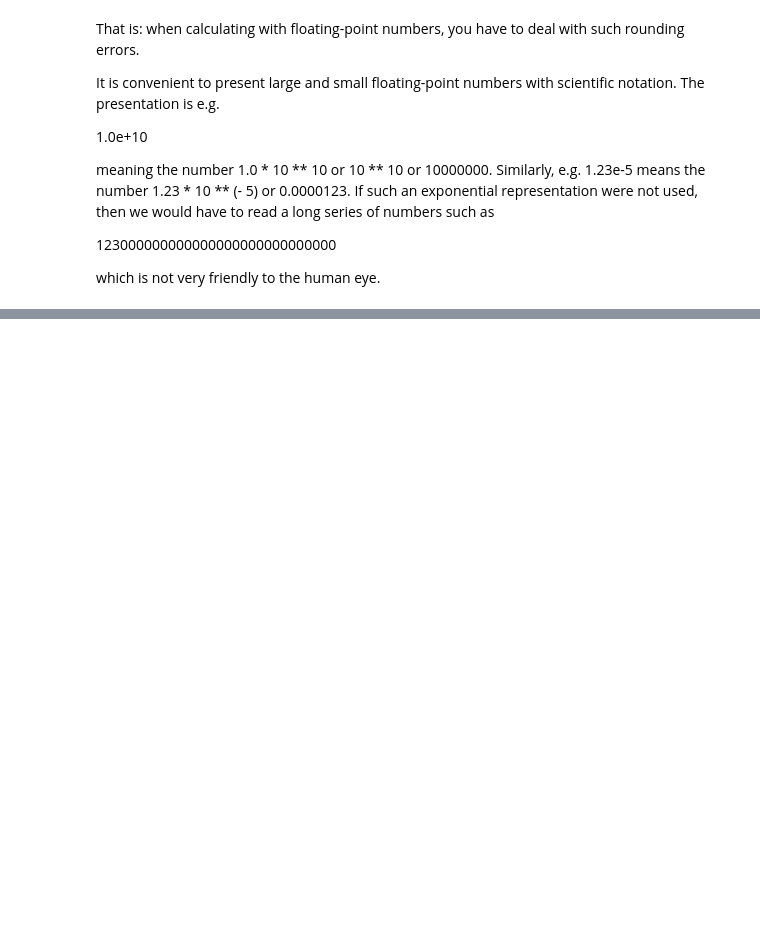
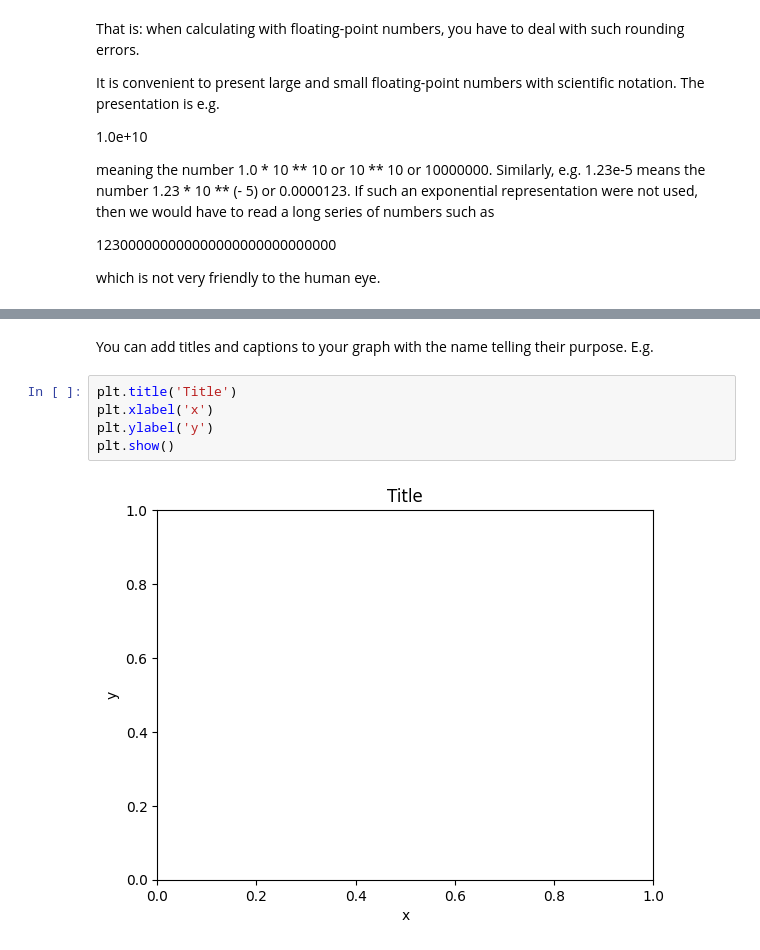
Before and after one commit to arifariofficial/google-collab, a Jupyter notebook: voipe_ai_metropolia.ipynb, the cells around one changed output, grey strips where cells are left out. Saved outputs shown, nothing was run; the diff lists cells and outputs as text; blank space fills up the shorter version.

```diff
--- a/voipe_ai_metropolia.ipynb
+++ b/voipe_ai_metropolia.ipynb
@@ -647,0 +676,9 @@ which is not very friendly to the human eye.
+# %% [markdown]
+You can add titles and captions to your graph with the name telling their purpose. E.g.
+# %%
+plt.title('Title')
+plt.xlabel('x')
+plt.ylabel('y')
+plt.show()
+# %% [output]
+[figure, added]
```
Also changed, not shown: parts of 172 cells of this notebook.
